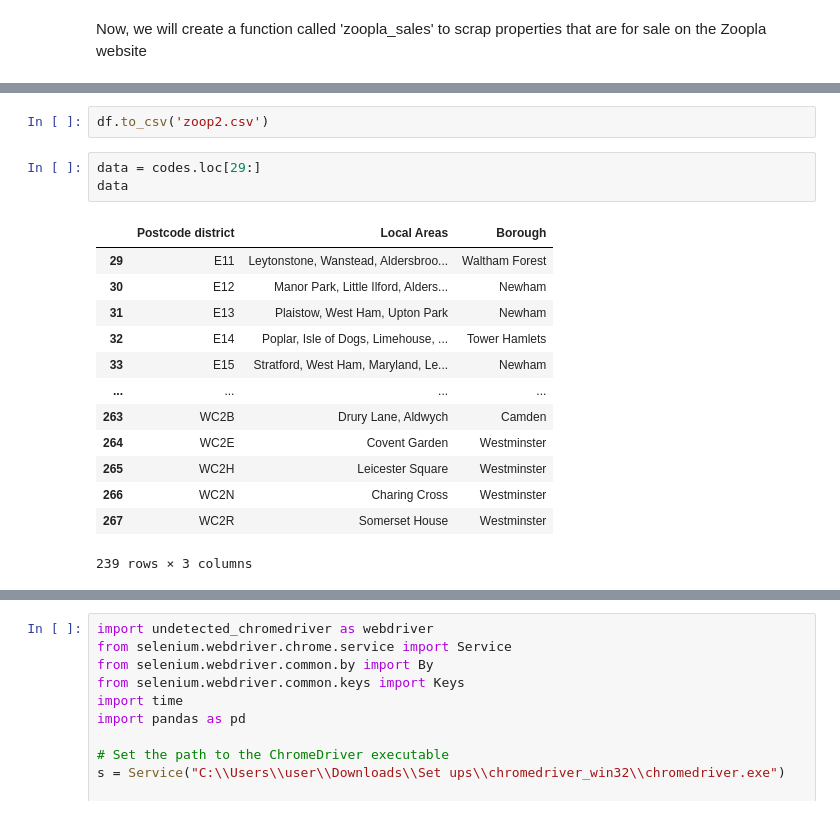
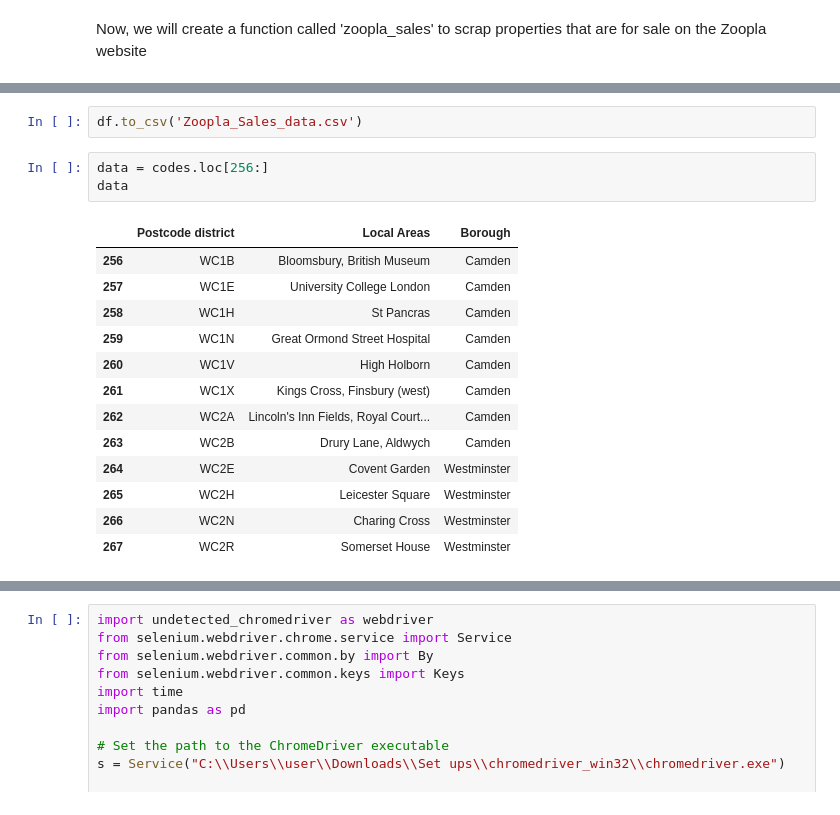
Before and after one commit to Timmtet/Housing_Project, a Jupyter notebook: Zoopla.ipynb, the cells around one changed output, grey strips where cells are left out. Cells and saved outputs as stored; diff of their text form.

```diff
--- a/Zoopla.ipynb
+++ b/Zoopla.ipynb
@@ -179,19 +184,19 @@ Backtrace:
 # %%
-df.to_csv('zoop2.csv')
+df.to_csv('Zoopla_Sales_data.csv')
 # %%
-data = codes.loc[29:]
+data = codes.loc[256:]
 data
 # %% [output]
 |  | Postcode district | Local Areas | Borough |
-| 29 | E11 | Leytonstone, Wanstead, Aldersbroo... | Waltham Forest |
-| 30 | E12 | Manor Park, Little Ilford, Alders... | Newham |
-| 31 | E13 | Plaistow, West Ham, Upton Park | Newham |
-| 32 | E14 | Poplar, Isle of Dogs, Limehouse, ... | Tower Hamlets |
-| 33 | E15 | Stratford, West Ham, Maryland, Le... | Newham |
-| ... | ... | ... | ... |
+| 256 | WC1B | Bloomsbury, British Museum | Camden |
+| 257 | WC1E | University College London | Camden |
+| 258 | WC1H | St Pancras | Camden |
+| 259 | WC1N | Great Ormond Street Hospital | Camden |
+| 260 | WC1V | High Holborn | Camden |
+| 261 | WC1X | Kings Cross, Finsbury (west) | Camden |
+| 262 | WC2A | Lincoln's Inn Fields, Royal Court... | Camden |
 | 263 | WC2B | Drury Lane, Aldwych | Camden |
 | 264 | WC2E | Covent Garden | Westminster |
 | 265 | WC2H | Leicester Square | Westminster |
 | 266 | WC2N | Charing Cross | Westminster |
 | 267 | WC2R | Somerset House | Westminster |
-239 rows × 3 columns
```
Also changed, not shown: parts of 10 cells of this notebook, 2 other files.
